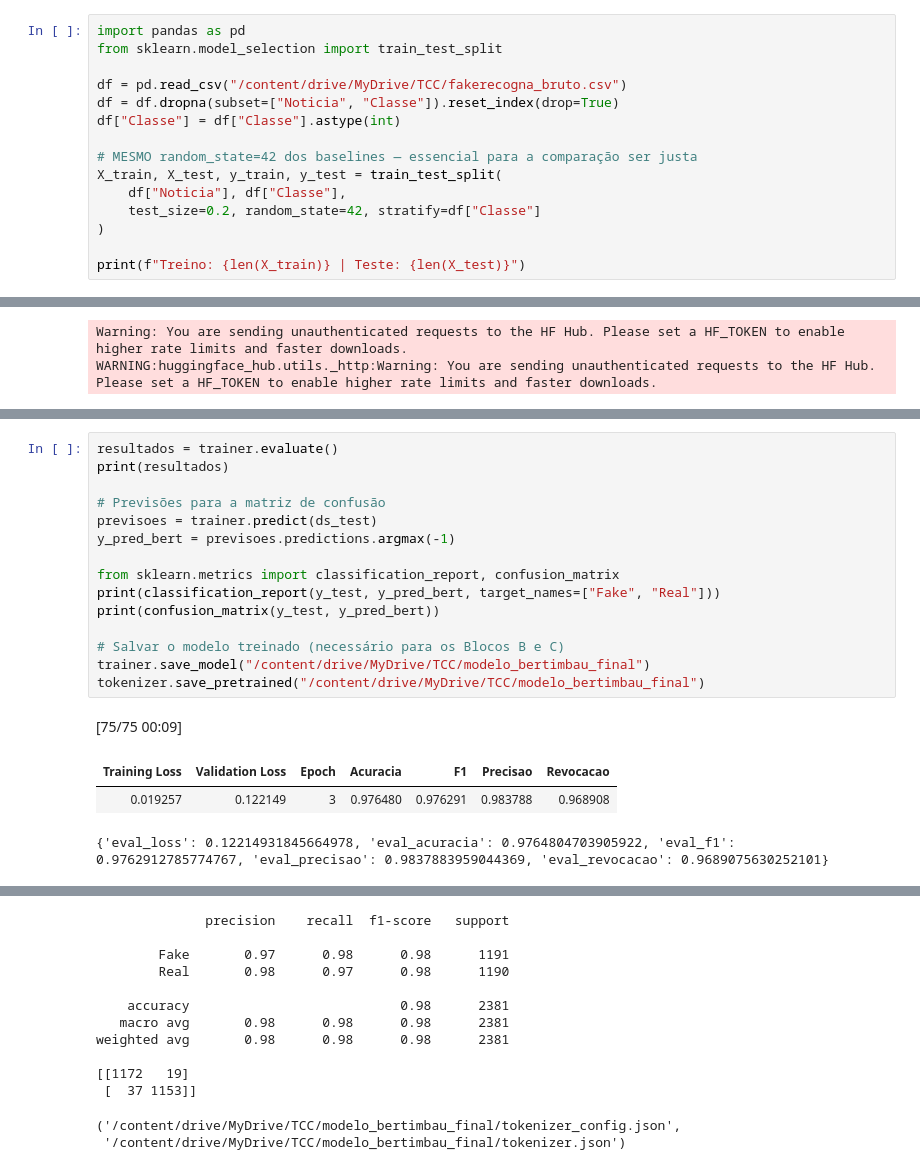
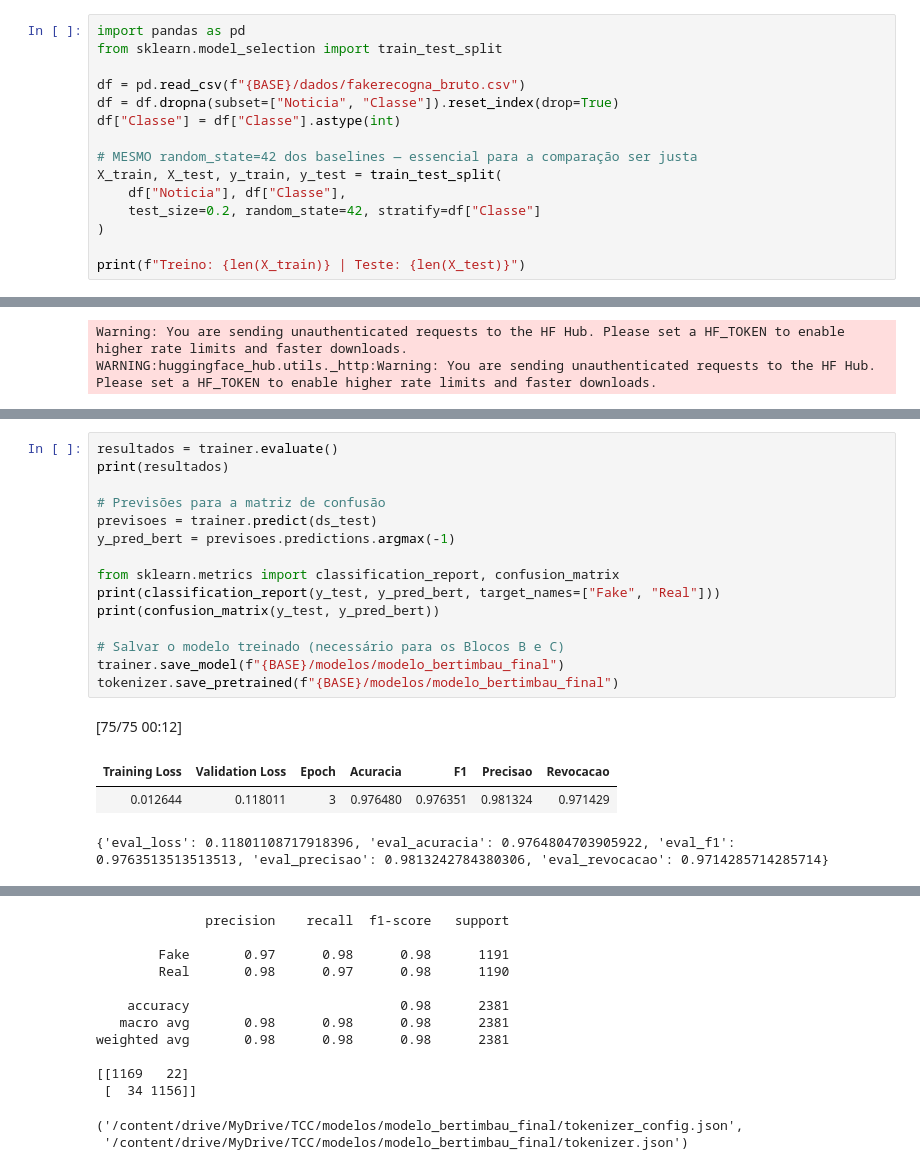
Before and after one commit to AliceFranca0/tcc-deteccao-fake-news-ptbr, a Jupyter notebook: notebooks/Fase5_FineTuning_BERTimbau.ipynb, the cells around one changed output, grey strips where cells are left out. Saved outputs shown, nothing was run; the diff lists cells and outputs as text.

```diff
--- a/notebooks/Fase5_FineTuning_BERTimbau.ipynb
+++ b/notebooks/Fase5_FineTuning_BERTimbau.ipynb
@@ -32,7 +34,7 @@ Mounted at /content/drive
 import pandas as pd
 from sklearn.model_selection import train_test_split
 
-df = pd.read_csv("/content/drive/MyDrive/TCC/fakerecogna_bruto.csv")
+df = pd.read_csv(f"{BASE}/dados/fakerecogna_bruto.csv")
 df = df.dropna(subset=["Noticia", "Classe"]).reset_index(drop=True)
 df["Classe"] = df["Classe"].astype(int)
 
@@ -143,23 +145,23 @@ TrainOutput(global_step=1788, training_loss=0.09562119254863236, metrics={'train
 # %%
 resultados = trainer.evaluate()
 print(resultados)
 
 # Previsões para a matriz de confusão
 previsoes = trainer.predict(ds_test)
 y_pred_bert = previsoes.predictions.argmax(-1)
 
 from sklearn.metrics import classification_report, confusion_matrix
 print(classification_report(y_test, y_pred_bert, target_names=["Fake", "Real"]))
 print(confusion_matrix(y_test, y_pred_bert))
 
 # Salvar o modelo treinado (necessário para os Blocos B e C)
-trainer.save_model("/content/drive/MyDrive/TCC/modelo_bertimbau_final")
-tokenizer.save_pretrained("/content/drive/MyDrive/TCC/modelo_bertimbau_final")
+trainer.save_model(f"{BASE}/modelos/modelo_bertimbau_final")
+tokenizer.save_pretrained(f"{BASE}/modelos/modelo_bertimbau_final")
 # %% [output]
-[75/75 00:09]
+[75/75 00:12]
 | Training Loss | Validation Loss | Epoch | Acuracia | F1 | Precisao | Revocacao |
-| 0.019257 | 0.122149 | 3 | 0.976480 | 0.976291 | 0.983788 | 0.968908 |
+| 0.012644 | 0.118011 | 3 | 0.976480 | 0.976351 | 0.981324 | 0.971429 |
-{'eval_loss': 0.12214931845664978, 'eval_acuracia': 0.9764804703905922, 'eval_f1': 0.9762912785774767, 'eval_precisao': 0.9837883959044369, 'eval_revocacao': 0.9689075630252101}
+{'eval_loss': 0.11801108717918396, 'eval_acuracia': 0.9764804703905922, 'eval_f1': 0.9763513513513513, 'eval_precisao': 0.9813242784380306, 'eval_revocacao': 0.9714285714285714}
 [interactive output not drawn]
               precision    recall  f1-score   support
 
@@ -170,8 +172,8 @@ tokenizer.save_pretrained("/content/drive/MyDrive/TCC/modelo_bertimbau_final")
    macro avg       0.98      0.98      0.98      2381
 weighted avg       0.98      0.98      0.98      2381
 
-[[1172   19]
- [  37 1153]]
+[[1169   22]
+ [  34 1156]]
-('/content/drive/MyDrive/TCC/modelo_bertimbau_final/tokenizer_config.json',
- '/content/drive/MyDrive/TCC/modelo_bertimbau_final/tokenizer.json')
+('/content/drive/MyDrive/TCC/modelos/modelo_bertimbau_final/tokenizer_config.json',
+ '/content/drive/MyDrive/TCC/modelos/modelo_bertimbau_final/tokenizer.json')
 # %%
```
Also changed, not shown: parts of 7 cells of this notebook.
